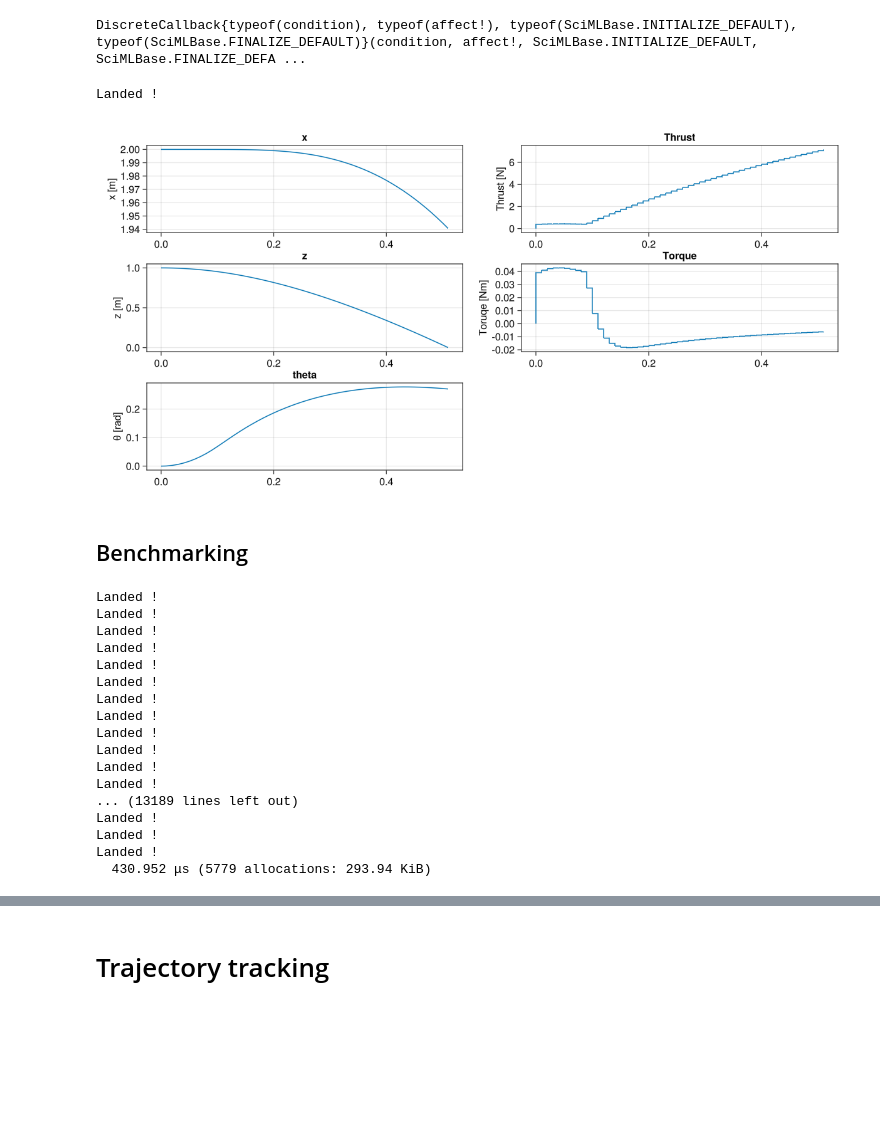
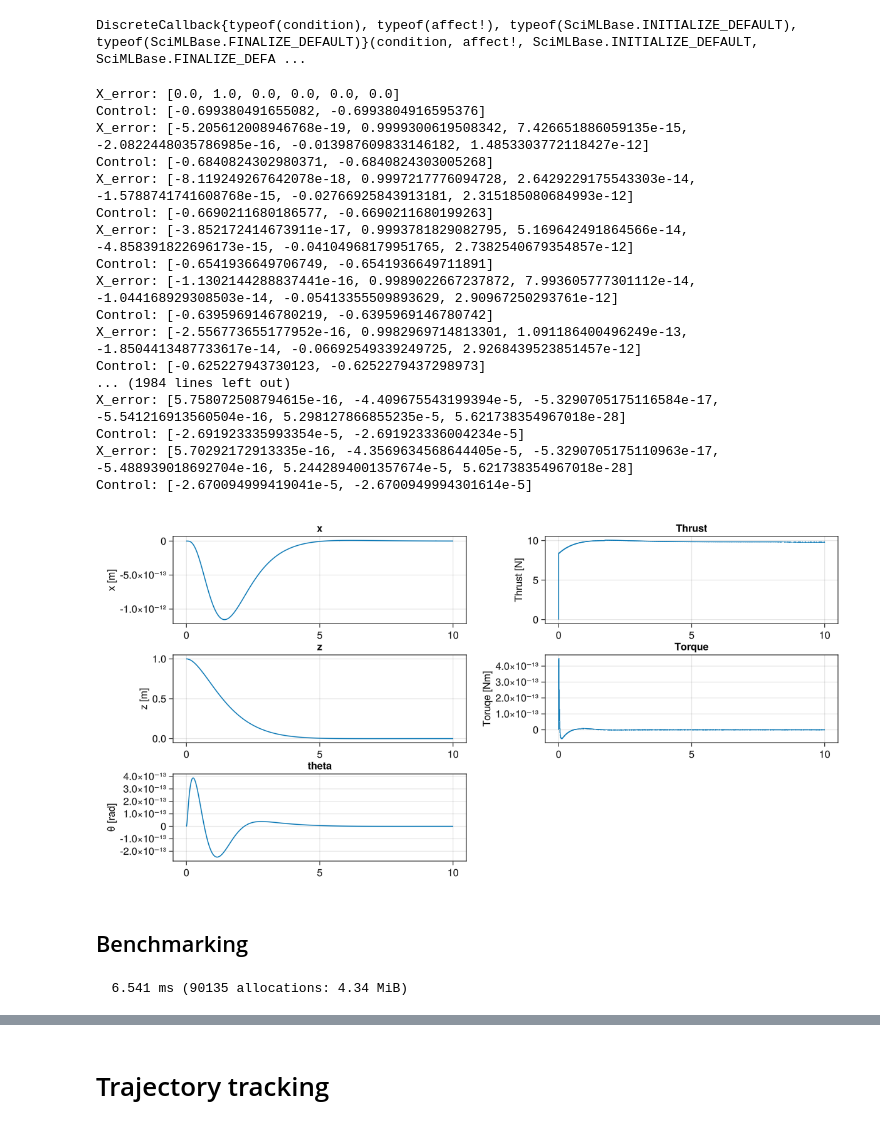
Before and after one commit to sarath-menon/robotics-tutorial-notebooks, a Jupyter notebook: dynamics/julia/demos/quad_2d/quad_2d_diffeq.ipynb, the cells around one changed output, grey strips where cells are left out. Saved outputs shown, nothing was run; the diff lists cells and outputs as text; code cells hidden in the pictures; blank space fills up the shorter version.

```diff
--- a/dynamics/julia/demos/quad_2d/quad_2d_diffeq.ipynb
+++ b/dynamics/julia/demos/quad_2d/quad_2d_diffeq.ipynb
@@ -59,12 +57,15 @@ const K::Array{Float64}  = lqr(sys_d,Q,R)
 # %% [markdown]
 ## Discrete-time Linear Simulation
 # %%
+x_final = [1,0,0,0,0,0]
+
 # Simulation
-u_l(x,t)  = -K*x
+
+u_l(x,t)  = -K * (x - x_final)
 t       = 0:sim_params.Ts:5              # Time vector
 x0      = [2,1,0,0,0,0]               # Initial condition
 
-y, t, x, uout = lsim(sys_d,u_l,t,x0=x0)
+y_dl, t, x_dl, uout = lsim(sys_d,u_l,t,x0=x0)
 
-quad_2d_plot_lsim(t,x)
+quad_2d_plot_lsim(t,x_dl)
 # %% [output]
@@ -169,49 +170,73 @@ control_cb = PeriodicCallback(sim_params.Ts, initial_affect=true) do integrator
     nx = 6
 
     # Extract the parameters
-    (; m, g, l, I_xx, safety_box, K) = integrator.p
+    (; m, g, l, I_xx, safety_box, K, X_goal) = integrator.p
 
     # Extract the state
     X = integrator.u[1:sim_params.nx]
 
     # compute control input
-    U = - K * X
+    X_error = X - X_goal
+    U = - K * X_error
 
-    f_1 = U[1]
-    f_2 = U[2]
+    # println("X_req: $(X_req)")
+    println("X_error: $(X_error)")
+    #println("State: $(X)")
+
+    f_1 = f_1_equilibirum + U[1]
+    f_2 = f_2_equilibirum + U[2]
 
     # constrain the control input
     f_1 = clamp(f_1, quad_obj.motor_left.thrust_min, quad_obj.motor_left.thrust_max)
     f_2 = clamp(f_2, quad_obj.motor_right.thrust_min, quad_obj.motor_right.thrust_max)
 
-    # println("Control: $(U)")
+    println("Control: $(U)")
 
     #Update the control-signal
     integrator.u[sim_params.nx+1:end] .= SA_F64[f_1, f_2]
 end
 
-# parameters
-params = (; m=quad_obj.m, g=-9.81, l=quad_obj.L, I_xx = 0.003, safety_box = safety_box, K=K)
+#Initial Conditions
+x₀ = Pose2D(0,1,0,0,0,0)
 
 #Initial Conditions
-x₀ = Pose2D(2,1,0,0,0,0)
+X_final = [0,0,0,0,0,0]
+
+# parameters
+params = (; m=quad_obj.m, g=-9.81, l=quad_obj.L, I_xx = 0.003, safety_box = safety_box, K=K,  X_goal= X_final)
 
 tspan = (0.0, 10.0);
 
 initial_state = [x₀.y, x₀.z, x₀.θ, x₀.ẏ, x₀.ż, x₀.θ̇]; # state
 u₀ = [0,0]; # control
 
 initial_conditions = vcat(initial_state,u₀)
 
 #Pass to solvers
 cb_set = CallbackSet(control_cb,cb)
 prob = ODEProblem(quad_2d, initial_conditions, tspan, params, callback=cb_set);
 sol = solve(prob, Tsit5(), abstol=1e-8, reltol=1e-8, save_everystep = false);
 
 quad_2d_plot_normal(sol)
 # %% [output]
-Landed !
+X_error: [0.0, 1.0, 0.0, 0.0, 0.0, 0.0]
+Control: [-0.699380491655082, -0.6993804916595376]
+X_error: [-5.205612008946768e-19, 0.9999300619508342, 7.426651886059135e-15, -2.0822448035786985e-16, -0.013987609833146182, 1.4853303772118427e-12]
+Control: [-0.6840824302980371, -0.6840824303005268]
+X_error: [-8.119249267642078e-18, 0.9997217776094728, 2.6429229175543303e-14, -1.5788741741608768e-15, -0.02766925843913181, 2.315185080684993e-12]
+Control: [-0.6690211680186577, -0.6690211680199263]
+X_error: [-3.852172414673911e-17, 0.9993781829082795, 5.169642491864566e-14, -4.858391822696173e-15, -0.04104968179951765, 2.7382540679354857e-12]
+Control: [-0.6541936649706749, -0.6541936649711891]
+X_error: [-1.1302144288837441e-16, 0.9989022667237872, 7.993605777301112e-14, -1.044168929308503e-14, -0.05413355509893629, 2.90967250293761e-12]
+Control: [-0.6395969146780219, -0.6395969146780742]
+X_error: [-2.556773655177952e-16, 0.9982969714813301, 1.091186400496249e-13, -1.8504413487733617e-14, -0.06692549339249725, 2.9268439523851457e-12]
+Control: [-0.625227943730123, -0.6252279437298973]
+... (1984 lines left out)
+X_error: [5.758072508794615e-16, -4.409675543199394e-5, -5.3290705175116584e-17, -5.541216913560504e-16, 5.298127866855235e-5, 5.621738354967018e-28]
+Control: [-2.691923335993354e-5, -2.691923336004234e-5]
+X_error: [5.70292172913335e-16, -4.3569634568644405e-5, -5.3290705175110963e-17, -5.488939018692704e-16, 5.2442894001357674e-5, 5.621738354967018e-28]
+Control: [-2.670094999419041e-5, -2.6700949994301614e-5]
-[figure, old version]
+[figure, new version]
 # %% [markdown]
 ## Benchmarking
 # %%
@@ -219,23 +244,7 @@ using BenchmarkTools
 
 @btime solve(prob, Tsit5(), abstol=1e-8, reltol=1e-8, save_everystep = false);
 # %% [output]
-Landed !
-Landed !
-Landed !
-Landed !
-Landed !
-Landed !
-Landed !
-Landed !
-Landed !
-Landed !
-Landed !
-Landed !
-... (13189 lines left out)
-Landed !
-Landed !
-Landed !
-  430.952 μs (5779 allocations: 293.94 KiB)
+  6.541 ms (90135 allocations: 4.34 MiB)
 # %%
 @timev solve(prob, Tsit5(), abstol=1e-8, reltol=1e-8, save_everystep = false);
 # %% [output]
```
Also changed, not shown: parts of 5 cells of this notebook, 2 other files.
